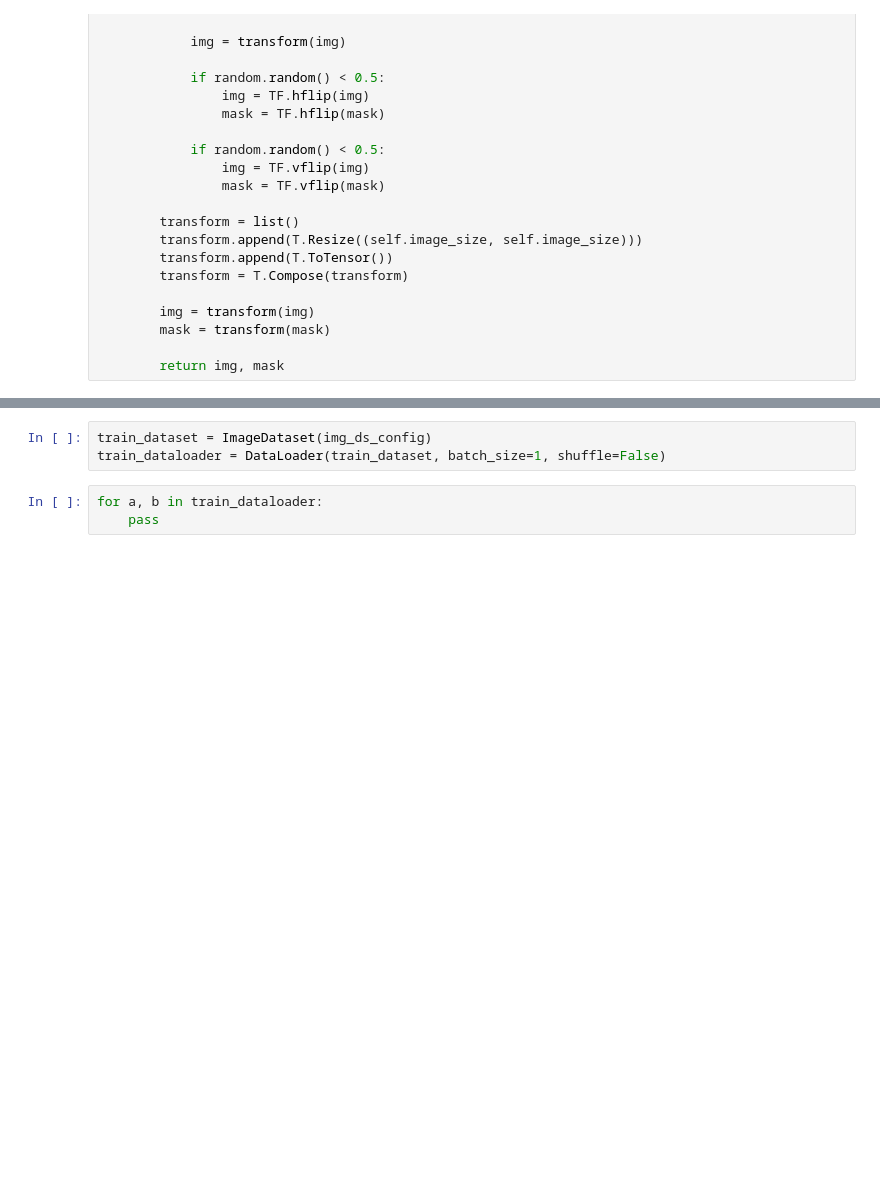
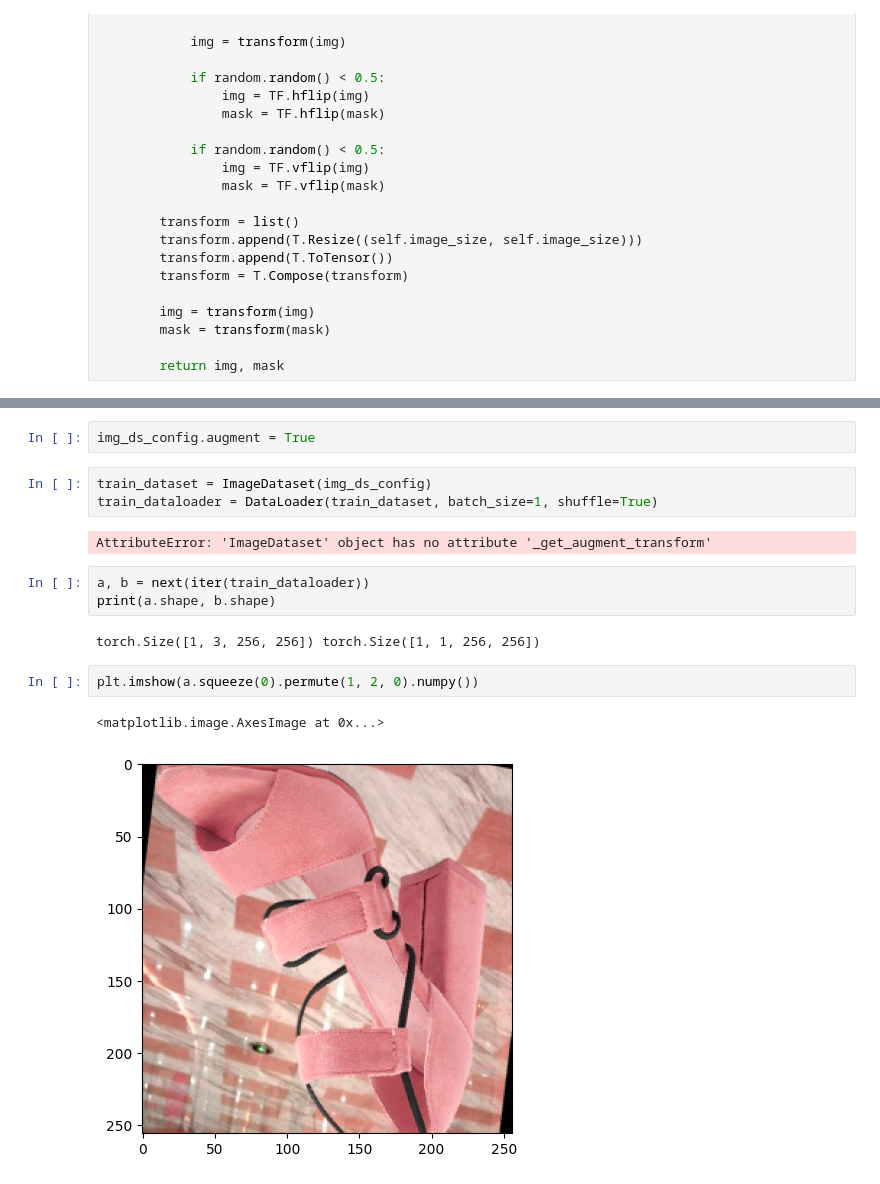
Before and after one commit to sathishkumar67/shoe_segmentation, a Jupyter notebook: testing.ipynb, the cells around one changed output, grey strips where cells are left out. Cells and saved outputs as stored; diff of their text form; blank space fills up the shorter version.

Commit message:
tested out various techniques for dataset

```diff
--- a/testing.ipynb
+++ b/testing.ipynb
@@ -196,6 +317,17 @@ class ImageDataset(Dataset):
+# %%
+img_ds_config.augment = True
 # %%
 train_dataset = ImageDataset(img_ds_config)
-train_dataloader = DataLoader(train_dataset, batch_size=1, shuffle=False)
+train_dataloader = DataLoader(train_dataset, batch_size=1, shuffle=True)
+# %% [output]
+AttributeError: 'ImageDataset' object has no attribute '_get_augment_transform'
-# %%
-for a, b in train_dataloader:
-    pass
+# %%
+a, b = next(iter(train_dataloader))
+print(a.shape, b.shape)
+# %% [output]
+torch.Size([1, 3, 256, 256]) torch.Size([1, 1, 256, 256])
+# %%
+plt.imshow(a.squeeze(0).permute(1, 2, 0).numpy())
+# %% [output]
+<matplotlib.image.AxesImage at 0x...>
+[figure, added]
```
Also changed, not shown: parts of 4 cells of this notebook.
